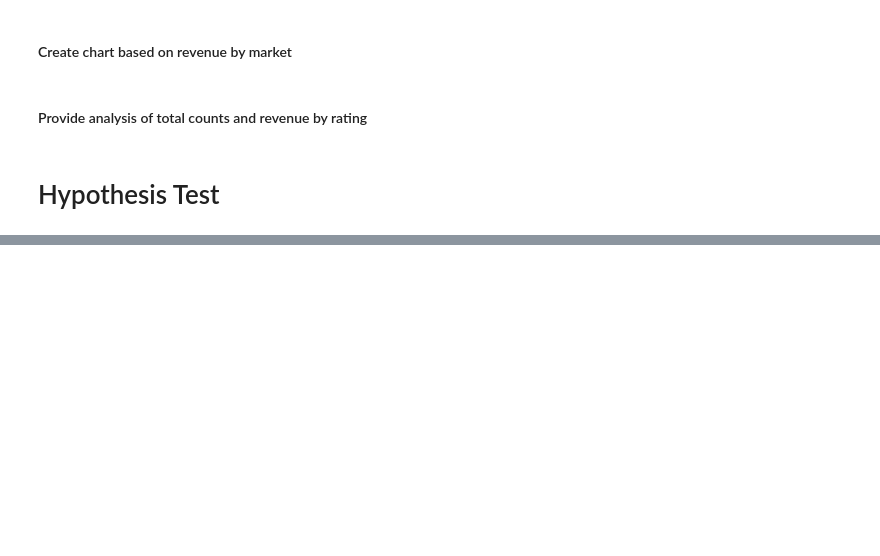
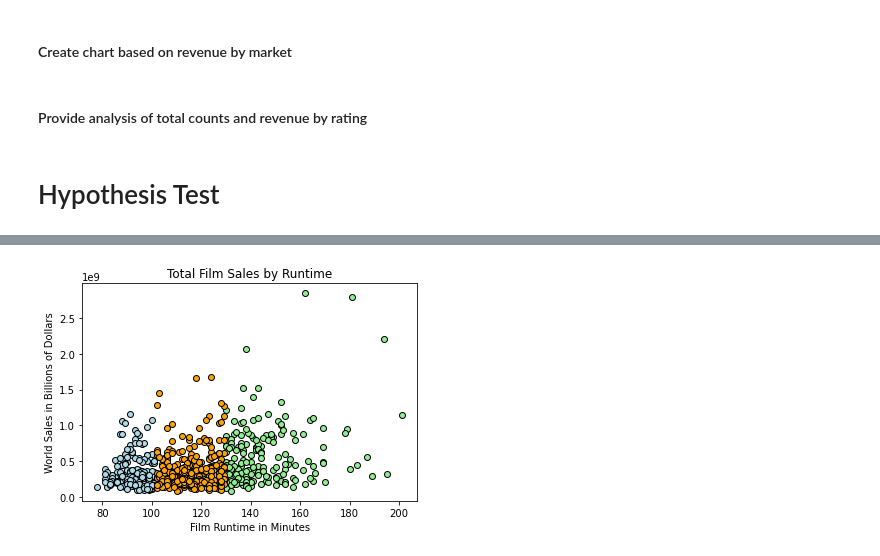
Before and after one commit to GrovesB/Group-10-Project-1, a Jupyter notebook: Project 1.ipynb, the cells around one changed output, grey strips where cells are left out. Drawn from its saved outputs; the diff is of its cells as text; code cells hidden in the pictures; blank space fills up the shorter version.

```diff
--- a/Project 1.ipynb
+++ b/Project 1.ipynb
@@ -131,0 +176,11 @@ average_revenue
+# %%
+hypoth_s_df = hypoth_df.loc[hypoth_df["Movie Runtime"] <= 101]
+hypoth_l_df = hypoth_df.loc[hypoth_df["Movie Runtime"] >= 130]
+
+hypoth_m_df = hypoth_df.loc[(hypoth_df["Movie Runtime"] > 101) & (hypoth_df["Movie Runtime"] < 130)]
+# %%
+hypoth_s_series = hypoth_s_df["World Sales (in $)"].squeeze()
+hypoth_l_series = hypoth_l_df["World Sales (in $)"].squeeze()
+
+hypoth_s_timelist = hypoth_s_df["Movie Runtime"].to_list()
+hypoth_l_timelist = hypoth_l_df["Movie Runtime"].to_list()
@@ -131,0 +197,16 @@ average_revenue
+# %%
+hypoth_m_series = hypoth_m_df["World Sales (in $)"].squeeze()
+
+hypoth_m_timelist = hypoth_m_df["Movie Runtime"].to_list()
+# %%
+plt.scatter(hypoth_s_timelist, hypoth_s_series, marker = "o", facecolors = "lightblue", edgecolors = "black")
+plt.scatter(hypoth_l_timelist, hypoth_l_series, marker = "o", facecolors = "lightgreen", edgecolors = "black")
+plt.scatter(hypoth_m_timelist, hypoth_m_series, marker = "o", facecolors = "orange", edgecolors = "black")
+
+plt.title("Total Film Sales by Runtime")
+plt.xlabel("Film Runtime in Minutes")
+plt.ylabel("World Sales in Billions of Dollars")
+
+plt.show()
+# %% [output]
+[figure, added]
```
Also changed, not shown: parts of 13 cells of this notebook.
